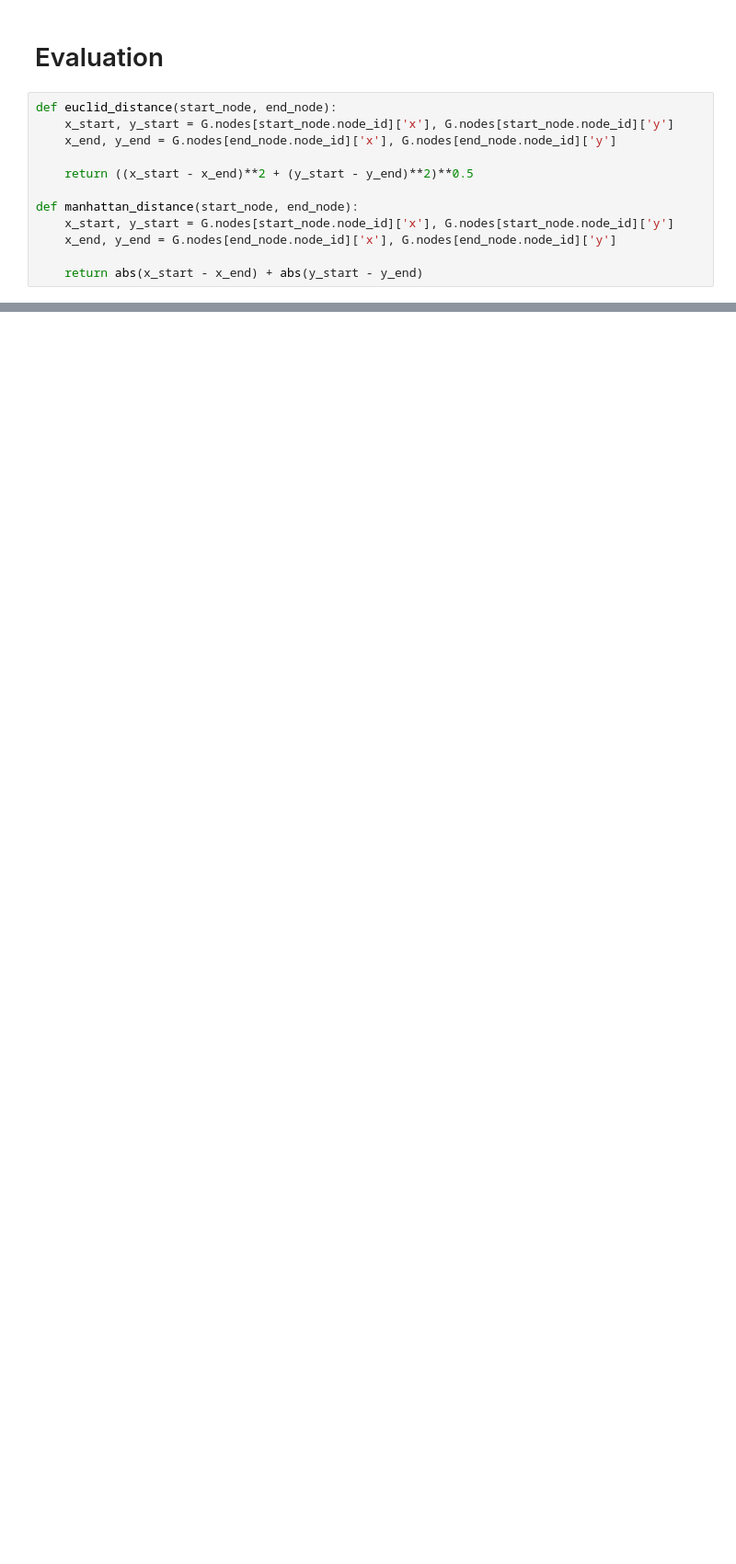
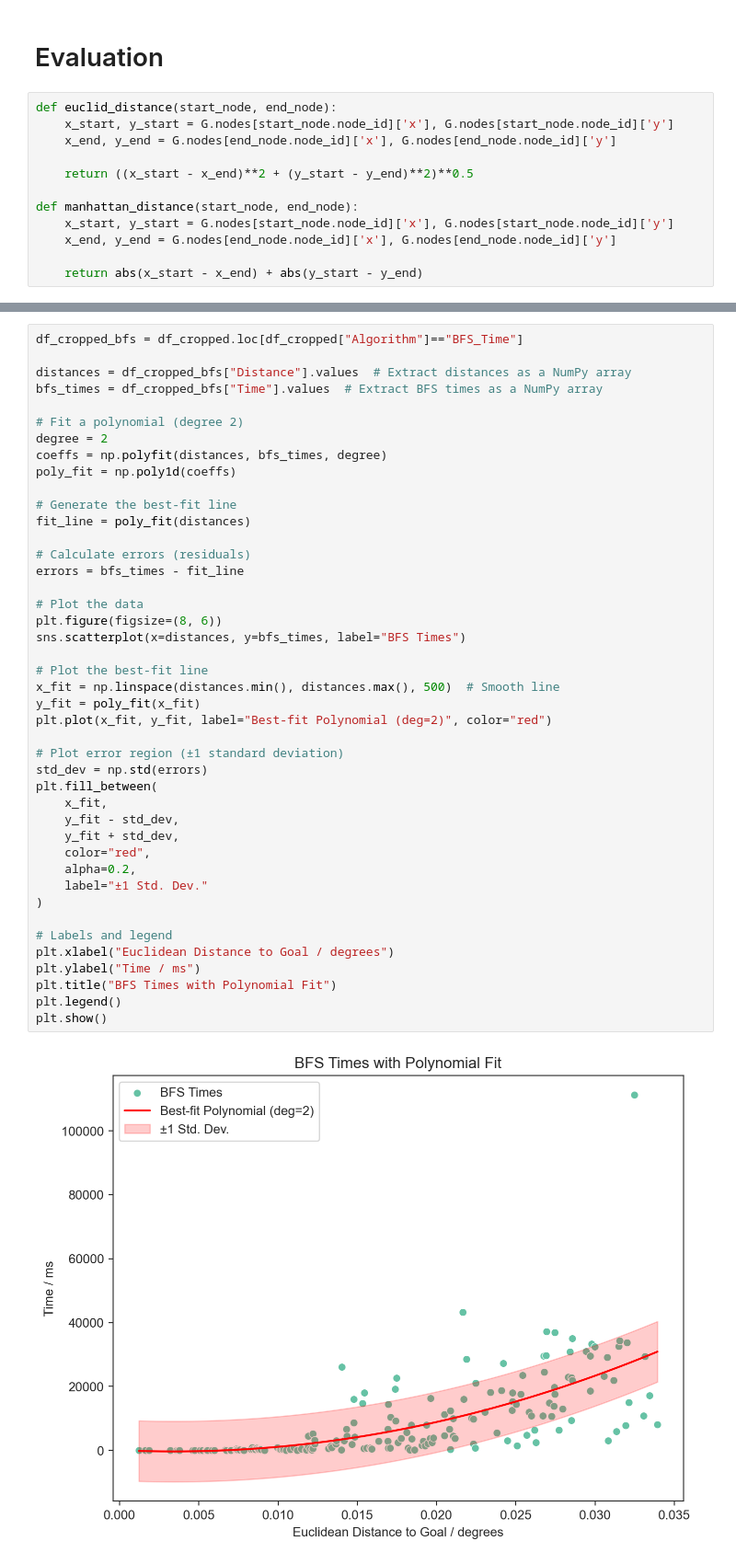
Before and after one commit to Hal609/AIP_map_search, a Jupyter notebook: map_search.ipynb, the cells around one changed output, grey strips where cells are left out. Shown at 92% size. Drawn from its saved outputs; the diff is of its cells as text; blank space fills up the shorter version.

```diff
--- a/map_search.ipynb
+++ b/map_search.ipynb
@@ -378,0 +373,45 @@ def manhattan_distance(start_node, end_node):
+# %%
+df_cropped_bfs = df_cropped.loc[df_cropped["Algorithm"]=="BFS_Time"]
+
+distances = df_cropped_bfs["Distance"].values  # Extract distances as a NumPy array
+bfs_times = df_cropped_bfs["Time"].values  # Extract BFS times as a NumPy array
+
+# Fit a polynomial (degree 2)
+degree = 2
+coeffs = np.polyfit(distances, bfs_times, degree)
+poly_fit = np.poly1d(coeffs)
+
+# Generate the best-fit line
+fit_line = poly_fit(distances)
+
+# Calculate errors (residuals)
+errors = bfs_times - fit_line
+
+# Plot the data
+plt.figure(figsize=(8, 6))
+sns.scatterplot(x=distances, y=bfs_times, label="BFS Times")
+
+# Plot the best-fit line
+x_fit = np.linspace(distances.min(), distances.max(), 500)  # Smooth line
+y_fit = poly_fit(x_fit)
+plt.plot(x_fit, y_fit, label="Best-fit Polynomial (deg=2)", color="red")
+
+# Plot error region (±1 standard deviation)
+std_dev = np.std(errors)
+plt.fill_between(
+    x_fit,
+    y_fit - std_dev,
+    y_fit + std_dev,
+    color="red",
+    alpha=0.2,
+    label="±1 Std. Dev."
+)
+
+# Labels and legend
+plt.xlabel("Euclidean Distance to Goal / degrees")
+plt.ylabel("Time / ms")
+plt.title("BFS Times with Polynomial Fit")
+plt.legend()
+plt.show()
+# %% [output]
+[figure, added]
```
Also changed, not shown: parts of 11 cells of this notebook, 2 other files.
